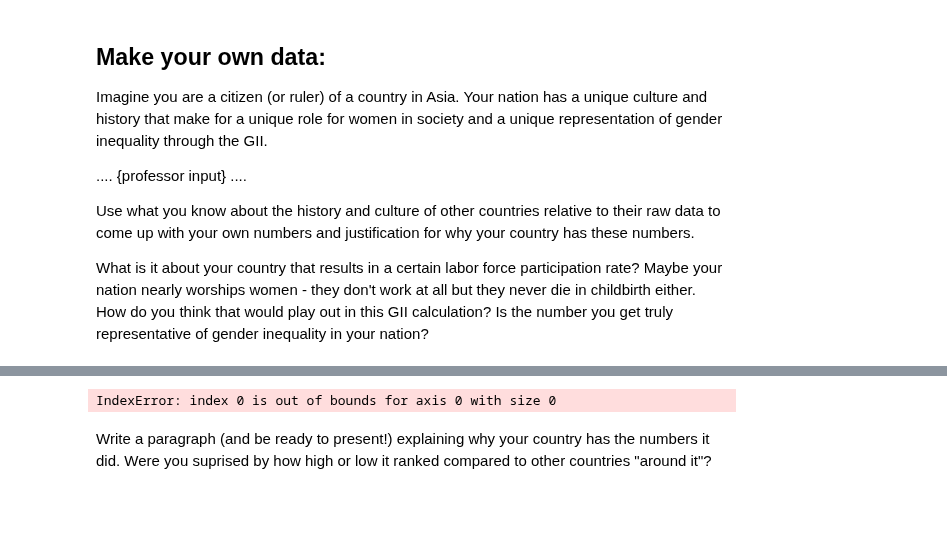
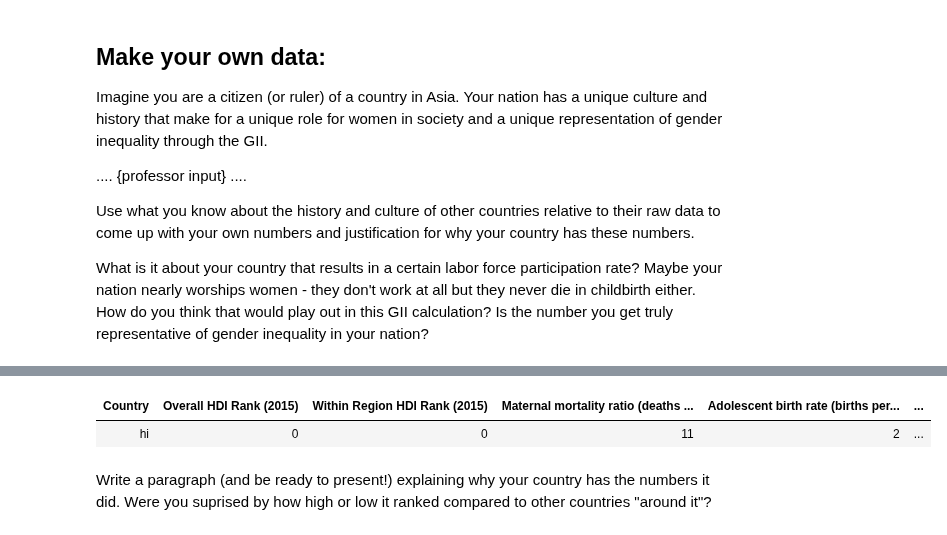
Before and after one commit to ds-modules/IAS-150, a Jupyter notebook: asia-workbook.ipynb, the cells around one changed output, grey strips where cells are left out. Drawn from its saved outputs; the diff is of its cells as text; code cells hidden in the pictures; blank space fills up the shorter version.

Commit message:
colors based on std dev, make your own data

```diff
--- a/asia-workbook.ipynb
+++ b/asia-workbook.ipynb
@@ -338,19 +348,41 @@ my_country
 # %%
-my_country['Country'] = 'hi' # your country's name
-my_country['Overall HDI Rank (2015)'] = 0 # we don't know these numbers, and we aren't looking at HDI, so we'll just set them to 0
-my_country['Within Region HDI Rank (2015)'] = 0 # ^
-my_country['Maternal mortality ratio (deaths per 100,000 live births)'] = 11 # your country's MMR
-my_country['Adolescent birth rate (births per 1,000 women ages 15–19'] = 2 # your country's ABR
-my_country['Share of seats in parliament (% held by women)'] = 20 # % parliament seats held by women
-my_country['% Female population with at least some secondary education'] = 80 # % Female population with at least some secondary education
-my_country['% Male population with at least some secondary education'] = 90 # % Male population with at least some secondary education
-my_country['Female Labour force participation rate'] = 50 # Female Labour force participation rate, a percentage
-my_country['Male Labour force participation rate'] = 70 # Male Labour force participation rate, a percentage
+# in order for us to individually add values, we would need to either do insert or reassign an array to its appended form
+# might be easier to just add a row all together
+
+#np.insert(my_country['Country'], 0, 'hi') # your country's name
+#my_country['Overall HDI Rank (2015)'] = np.append(my_country['Overall HDI Rank (2015)'], 10) # we don't know these numbers, and we aren't looking at HDI, so we'll just set them to 0
+#np.insert(my_country['Overall HDI Rank (2015)'], 0, 10)
+#my_country['Within Region HDI Rank (2015)'] = 0 # ^
+#my_country['Maternal mortality ratio (deaths per 100,000 live births)'] = 11 # your country's MMR
+#my_country['Adolescent birth rate (births per 1,000 women ages 15–19'] = 2 # your country's ABR
+#my_country['Share of seats in parliament (% held by women)'] = 20 # % parliament seats held by women
+#my_country['% Female population with at least some secondary education'] = 80 # % Female population with at least some secondary education
+#my_country['% Male population with at least some secondary education'] = 90 # % Male population with at least some secondary education
+#my_country['Female Labour force participation rate'] = 50 # Female Labour force participation rate, a percentage
+#my_country['Male Labour force participation rate'] = 70 # Male Labour force participation rate, a percentage
+
+
+# what students will modify
+#my_country.append([(Name of your country),
+#                  0, # we don't know the HDI Rank, and we aren't looking at HDI, so we'll just set them to 0
+#                  0, # similarly, we aren't looking for the within region HDI, so we can set it to 0
+#                  (MMR of your country),
+#                  (ABR of your country),
+#                  (% parliament seats held by women),
+#                  (% female population w/ at least some secondary education),
+#                  (% male population w/ at least some secondary education),
+#                  (% female labor force participation rate),
+#                  (% male labor force participation rate)])
+
+# example row
+my_country.append(['hi', 0, 0, 11, 2, 20, 80, 90, 50, 70])
+my_country
+# %% [output]
+| ﻿Country | Overall HDI Rank (2015) | Within Region HDI Rank (2015) | Maternal mortality ratio (deaths ... | Adolescent birth rate (births per... | ... |
+| hi | 0 | 0 | 11 | 2 | ... |
 # %%
 # calculate the gii of your new country!
 my_gii = gii_calculator(my_country)
-# %% [output]
-IndexError: index 0 is out of bounds for axis 0 with size 0
 # %%
 # something cool to do with this?
 # %% [markdown]
```
Also changed, not shown: parts of 7 cells of this notebook.
